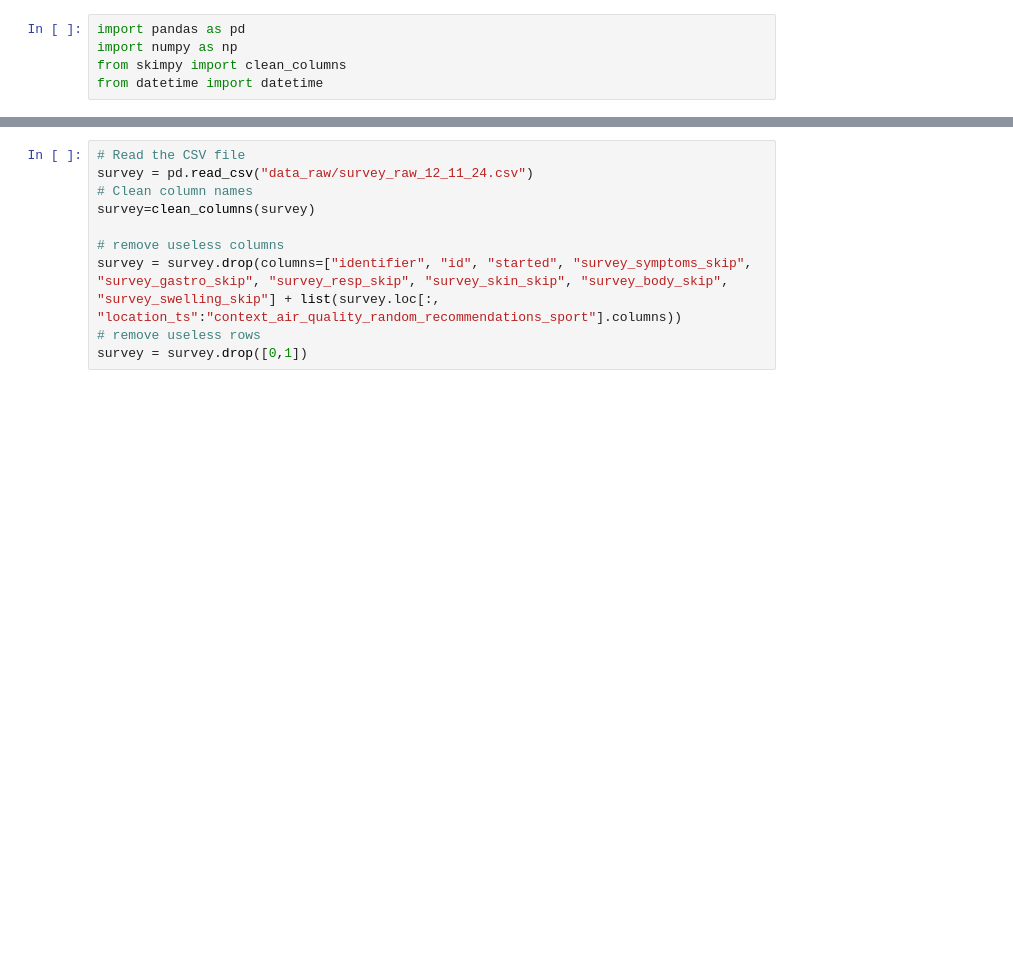
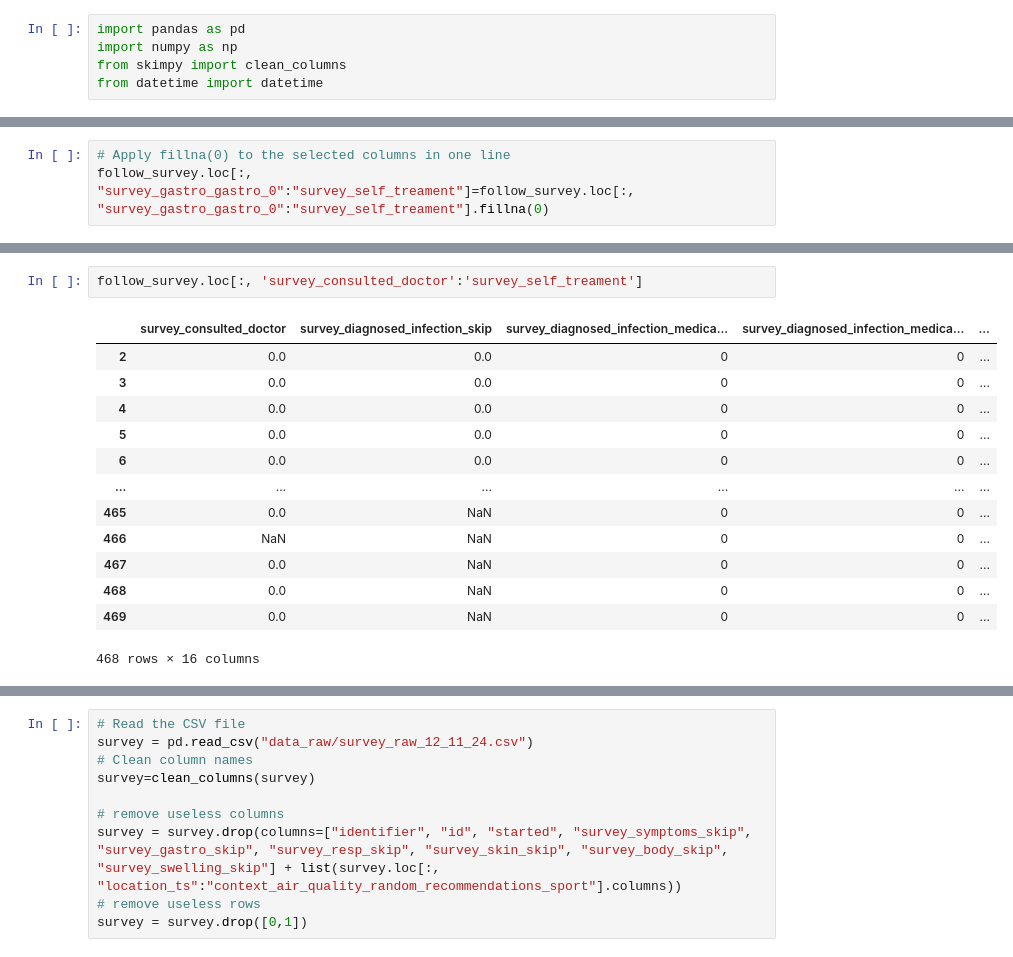
Before and after one commit to thibaultlovey/itit_ML, a Jupyter notebook: follow_survey_cleaning.ipynb, the cells around one changed output, grey strips where cells are left out. Cells and saved outputs as stored; diff of their text form; blank space fills up the shorter version.

```diff
--- a/follow_survey_cleaning.ipynb
+++ b/follow_survey_cleaning.ipynb
@@ -10,0 +104,3 @@ follow_survey=clean_columns(survey)
+# %%
+# Apply fillna(0) to the selected columns in one line
+follow_survey.loc[:, "survey_gastro_gastro_0":"survey_self_treament"]=follow_survey.loc[:, "survey_gastro_gastro_0":"survey_self_treament"].fillna(0)
@@ -10,0 +122,16 @@ follow_survey=clean_columns(survey)
+# %%
+follow_survey.loc[:, 'survey_consulted_doctor':'survey_self_treament']
+# %% [output]
+|  | survey_consulted_doctor | survey_diagnosed_infection_skip | survey_diagnosed_infection_medica... | survey_diagnosed_infection_medica... | ... |
+| 2 | 0.0 | 0.0 | 0 | 0 | ... |
+| 3 | 0.0 | 0.0 | 0 | 0 | ... |
+| 4 | 0.0 | 0.0 | 0 | 0 | ... |
+| 5 | 0.0 | 0.0 | 0 | 0 | ... |
+| 6 | 0.0 | 0.0 | 0 | 0 | ... |
+| ... | ... | ... | ... | ... | ... |
+| 465 | 0.0 | NaN | 0 | 0 | ... |
+| 466 | NaN | NaN | 0 | 0 | ... |
+| 467 | 0.0 | NaN | 0 | 0 | ... |
+| 468 | 0.0 | NaN | 0 | 0 | ... |
+| 469 | 0.0 | NaN | 0 | 0 | ... |
+468 rows × 16 columns
```
Also changed, not shown: parts of 14 cells of this notebook, 4 other files.
